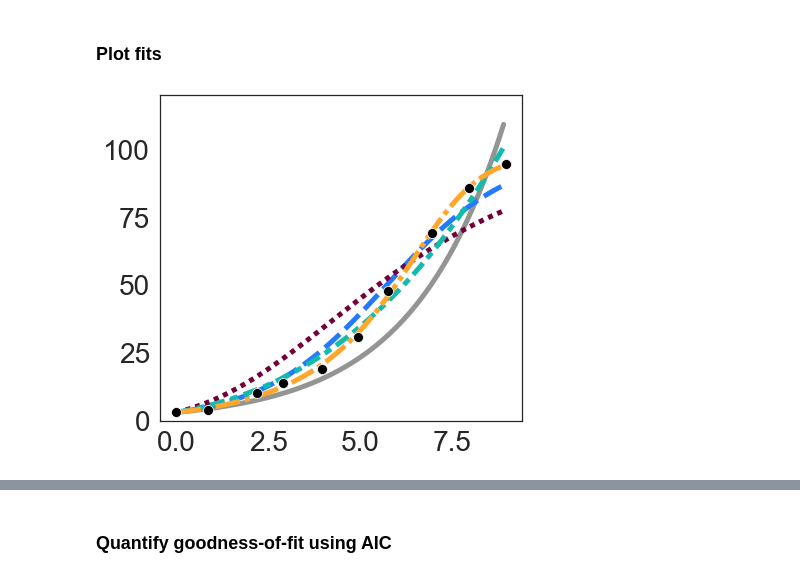
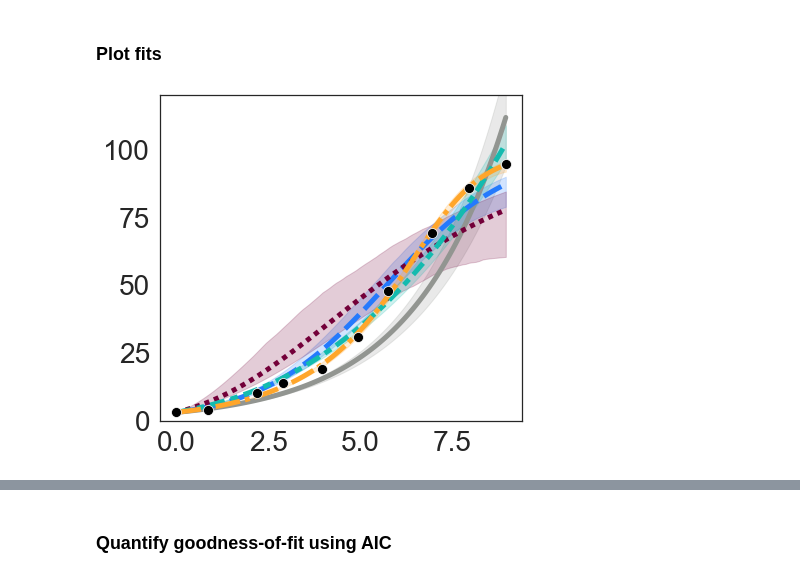
Before and after one commit to MathOnco/PARPi_Model, a Jupyter notebook: jnb_figure3.ipynb, the cells around one changed output, grey strips where cells are left out. Saved outputs shown, nothing was run; the diff lists cells and outputs as text; code cells hidden in the pictures.

```diff
--- a/jnb_figure3.ipynb
+++ b/jnb_figure3.ipynb
@@ -24,8 +27,11 @@ sns.set(style="white",
         rc={'figure.figsize':(12,6), 'xtick.labelsize': 22, 'ytick.labelsize': 22})
 # %%
 # Data and solver configurations
+cellLine = "OVCAR3"
 modelList = ["Exponential", "Logistic", "Gompertz", "vonBertalanffy", "GeneralisedLogistic"]
 runFitting = True
+n_bootstraps = 1000 # Number of bootstraps used in uncertainty estimation
+ci_significanceLevel = 0.95 # Significance level for confidence and prediction intervals
 solver_kws={'method':'DOP853', 'absErr':1.0e-8, 'relErr':1.0e-6, 'suppressOutputB':False}
 
 # Parameters to fit
@@ -39,8 +45,10 @@ optimiser_kws = {'method':'least_squares', 'xtol':1e-8, 'ftol':1e-8,
                  'nan_policy':'omit', 'verbose':0}
 
 # Environment
+nProcesses = 4 # Number of cores to use for bootstrapping
 dataDir = "./data/"
 modelDir = "./fits/growthModel/"
+alpha_predictionInterval = 0.2 # alpha values used when drawing prediction intervals
 modelPalette = {"Exponential":sns.xkcd_rgb["grey"], "Logistic":sns.xkcd_rgb["clear blue"],
                 "Gompertz":sns.xkcd_rgb["merlot"], "vonBertalanffy":sns.xkcd_rgb["topaz"],
                 "GeneralisedLogistic":sns.xkcd_rgb["mango"]}
@@ -78,33 +90,59 @@ for cellLine in ["OVCAR3","OVCAR4"]:
+# %%
+if runFitting:
+    # Use multi-threading to speed up computation
+    pool = mp.Pool(processes=nProcesses)
+    def bootstrapJob(job):
+        fitObj, outName = job
+        return perform_bootstrap(fitObj, n_bootstraps=n_bootstraps, show_progress=False,
+                                    solver_kws=solver_kws, optimiser_kws=optimiser_kws, outName=outName)
+    jobList = []
+    for modelName in modelList:
+        outDir = os.path.join(modelDir,cellLine,modelName)
+        fitObj,_ = LoadFit(modelName,fitDir=outDir)
+        jobList.append([fitObj,os.path.join(outDir, "bootstraps.csv")])
+    # [bootstrapJob(x) for x in jobList]
+    list(tqdm(pool.imap(bootstrapJob, jobList), total=len(jobList)));
 # %% [markdown]
 ### Plot fits
 # %%
-for cellLine in ["OVCAR3","OVCAR4"]:
-    outDir = os.path.join(modelDir,cellLine)
-    currData = dataDf_all[(dataDf_all.CellLine==cellLine) & (dataDf_all.SeedingDensity=="lowDensity")]
-    # Load models and simulate
-    tmpList = []
-    for modelName in tqdm(modelList):
-        _,myModel = LoadFit(modelName,fitDir=os.path.join(outDir,modelName))
-        myModel.Simulate(treatmentScheduleList=utils.ExtractTreatmentFromDf(currData),**solver_kws)
-        myModel.Trim(dt=.1) # Interpolate solution to a regular grid, as ODE solver uses an adaptive soluation method
-        myModel.resultsDf['Model'] = modelName
-        tmpList.append(myModel.resultsDf.copy())
-    modelFitsDf = pd.concat(tmpList)
+outDir = os.path.join(modelDir,cellLine)
+currData = dataDf_all[(dataDf_all.CellLine==cellLine) & (dataDf_all.SeedingDensity=="lowDensity")]
+# Load models and simulate
+tmpList = []
+for modelName in tqdm(modelList):
+    fitObj,myModel = LoadFit(modelName,fitDir=os.path.join(outDir, modelName))
+    # Simulate
+    bootstrapResultsDf = pd.read_csv(os.path.join(outDir, modelName, "bootstraps.csv"), index_col=0)
+    currPredictionDf = compute_confidenceInterval_prediction(fitObj=fitObj, bootstrapResultsDf=bootstrapResultsDf,
+                                                             treatmentScheduleList=utils.ExtractTreatmentFromDf(currData),
+                                                             show_progress = False, n_time_steps=100,
+                                                             alpha=ci_significanceLevel,
+                                                             solver_kws=solver_kws, optimiser_kws=optimiser_kws)
+    currPredictionDf.rename(columns={"Estimate_MLE":"TumourSize"}, inplace=True)
+    currPredictionDf['Model'] = modelName
+    currPredictionDf['CellLine'] = cellLine
+    tmpList.append(currPredictionDf.copy())
+modelFitsDf = pd.concat(tmpList)
 
-    # Plot
-    fig, ax = plt.subplots(1,1,figsize=(6.5,6))
-    sns.lineplot(x="Time",y="TumourSize", hue="Model", style="Model",
-                 lw=5,palette=modelPalette,
-                 legend=False,
-                 data=modelFitsDf, ax=ax)
-    sns.lineplot(x="Time",y="Confluence",style="CellLine",err_style='bars', #units="ReplicateId", estimator=None,
-             markers="o", lw=0, markersize=10, color="black",
+# Plot
+fig, ax = plt.subplots(1,1,figsize=(6.5,6))
+sns.lineplot(x="Time",y="TumourSize", hue="Model", style="Model",
+             lw=5,palette=modelPalette,
              legend=False,
-            data=currData,ax=ax)
-    ax.tick_params(labelsize=28)
-    ax.set_ylim(0,120)
-    ax.set_xlabel("")
-    ax.set_ylabel("")
-    plt.savefig("./figures/fits_growthModel_%s.pdf"%cellLine)
+             data=modelFitsDf, ax=ax)
+for modelName in modelList:
+    currPredictionDf = modelFitsDf[modelFitsDf.Model==modelName]
+    plt.fill_between(currPredictionDf.Time, currPredictionDf['CI_Lower_Bound'],
+                     currPredictionDf['CI_Upper_Bound'], color=modelPalette[modelName], alpha=0.2)
+
+sns.lineplot(x="Time",y="Confluence",style="CellLine",err_style='bars', #units="ReplicateId", estimator=None,
+         markers="o", lw=0, markersize=10, color="black",
+         legend=False,
+        data=currData,ax=ax)
+ax.tick_params(labelsize=28)
+ax.set_ylim(0,120)
+ax.set_xlabel("")
+ax.set_ylabel("")
+plt.savefig("./figures/fits_growthModel_%s.pdf"%cellLine)
 # %% [output]
-[figure, old version]
+[figure, new version]
```
Also changed, not shown: parts of 16 cells of this notebook, 22 other files.
